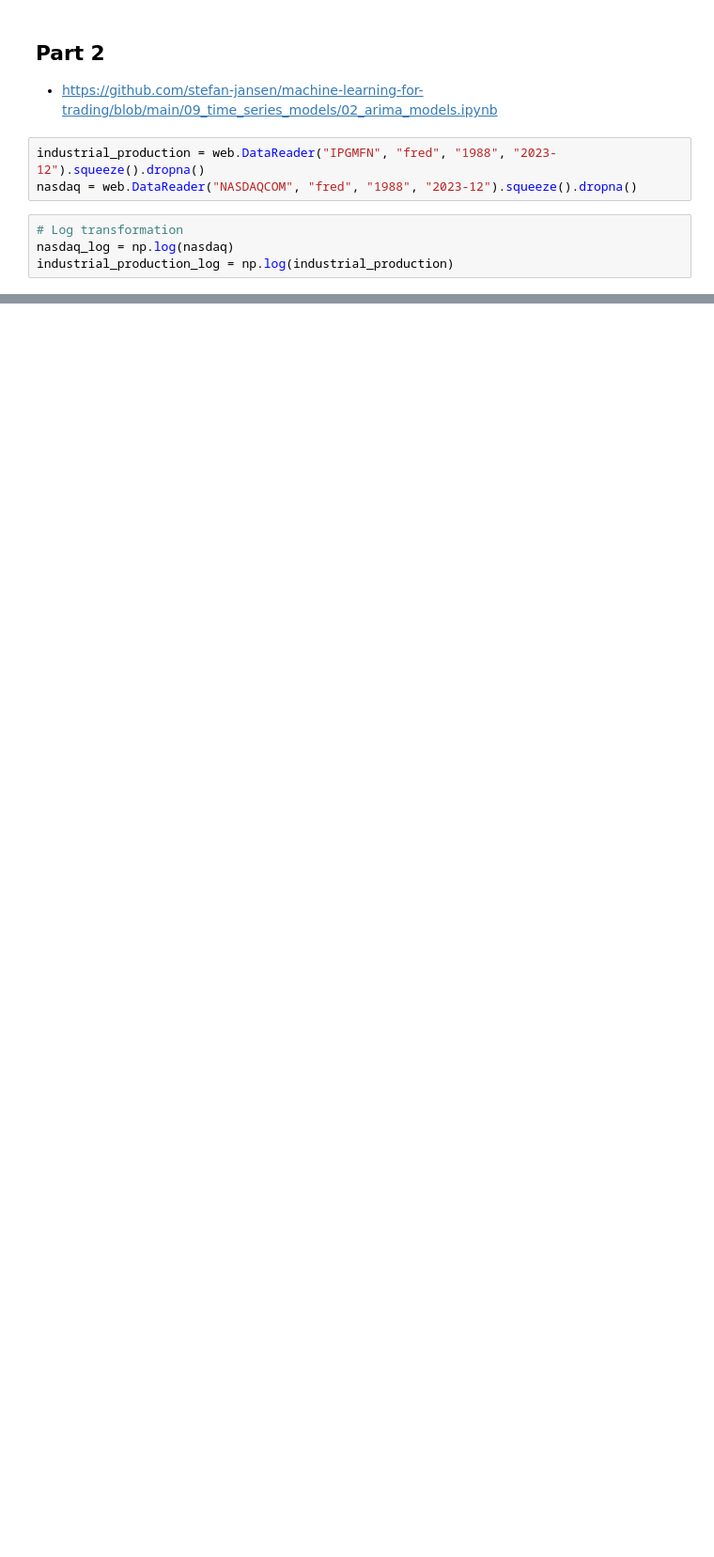
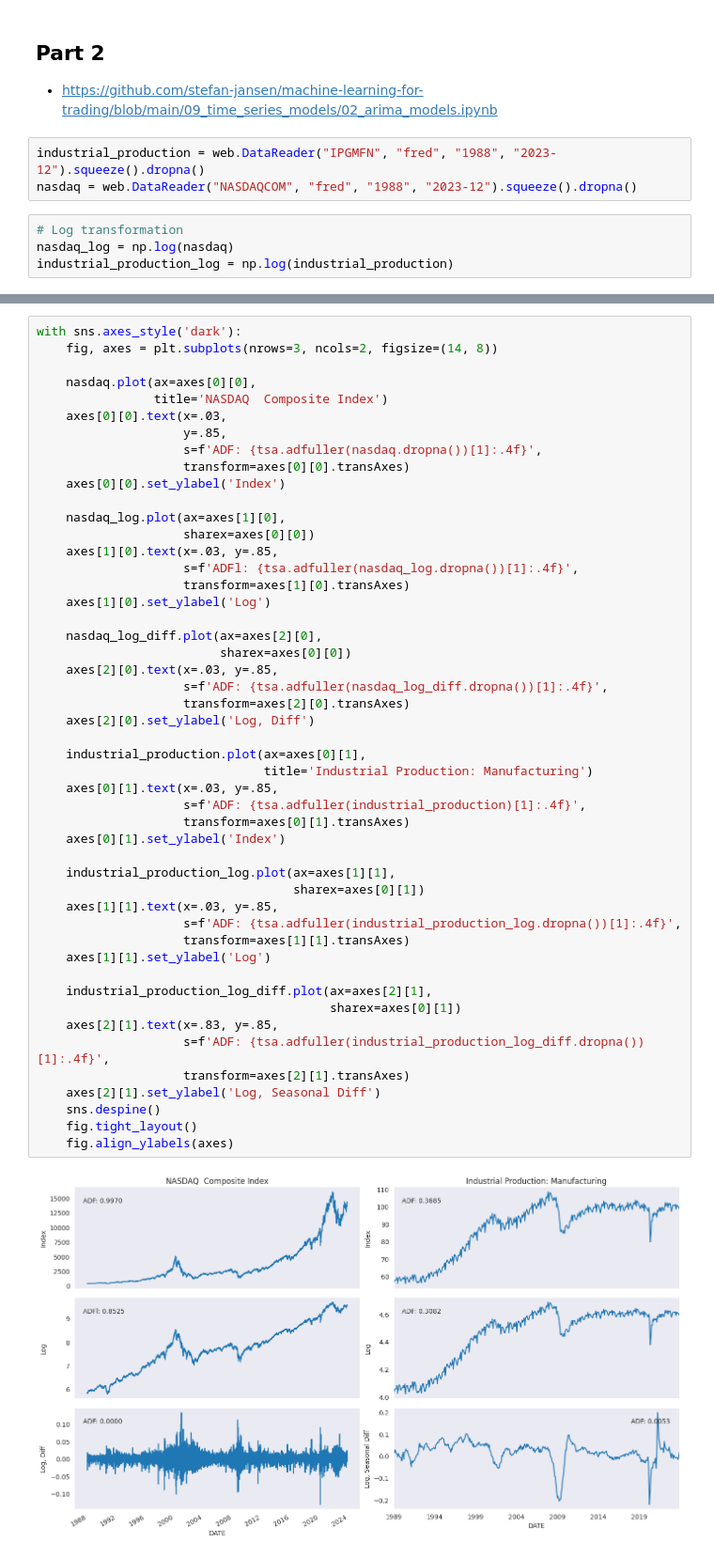
Before and after one commit to abhishekde95/Projects, a Jupyter notebook: DS/TSA/tsa.ipynb, the cells around one changed output, grey strips where cells are left out. Shown at 94% size. Drawn from its saved outputs; the diff is of its cells as text; blank space fills up the shorter version.

```diff
--- a/DS/TSA/tsa.ipynb
+++ b/DS/TSA/tsa.ipynb
@@ -69,0 +147,51 @@ industrial_production_log = np.log(industrial_production)
+# %%
+with sns.axes_style('dark'):
+    fig, axes = plt.subplots(nrows=3, ncols=2, figsize=(14, 8))
+
+    nasdaq.plot(ax=axes[0][0],
+                title='NASDAQ  Composite Index')
+    axes[0][0].text(x=.03,
+                    y=.85,
+                    s=f'ADF: {tsa.adfuller(nasdaq.dropna())[1]:.4f}',
+                    transform=axes[0][0].transAxes)
+    axes[0][0].set_ylabel('Index')
+
+    nasdaq_log.plot(ax=axes[1][0],
+                    sharex=axes[0][0])
+    axes[1][0].text(x=.03, y=.85,
+                    s=f'ADFl: {tsa.adfuller(nasdaq_log.dropna())[1]:.4f}',
+                    transform=axes[1][0].transAxes)
+    axes[1][0].set_ylabel('Log')
+
+    nasdaq_log_diff.plot(ax=axes[2][0],
+                         sharex=axes[0][0])
+    axes[2][0].text(x=.03, y=.85,
+                    s=f'ADF: {tsa.adfuller(nasdaq_log_diff.dropna())[1]:.4f}',
+                    transform=axes[2][0].transAxes)
+    axes[2][0].set_ylabel('Log, Diff')
+
+    industrial_production.plot(ax=axes[0][1],
+                               title='Industrial Production: Manufacturing')
+    axes[0][1].text(x=.03, y=.85,
+                    s=f'ADF: {tsa.adfuller(industrial_production)[1]:.4f}',
+                    transform=axes[0][1].transAxes)
+    axes[0][1].set_ylabel('Index')
+
+    industrial_production_log.plot(ax=axes[1][1],
+                                   sharex=axes[0][1])
+    axes[1][1].text(x=.03, y=.85,
+                    s=f'ADF: {tsa.adfuller(industrial_production_log.dropna())[1]:.4f}',
+                    transform=axes[1][1].transAxes)
+    axes[1][1].set_ylabel('Log')
+
+    industrial_production_log_diff.plot(ax=axes[2][1],
+                                        sharex=axes[0][1])
+    axes[2][1].text(x=.83, y=.85,
+                    s=f'ADF: {tsa.adfuller(industrial_production_log_diff.dropna())[1]:.4f}',
+                    transform=axes[2][1].transAxes)
+    axes[2][1].set_ylabel('Log, Seasonal Diff')
+    sns.despine()
+    fig.tight_layout()
+    fig.align_ylabels(axes)
+# %% [output]
+[figure, added]
```
Also changed, not shown: parts of 39 cells of this notebook, 2 other files.
